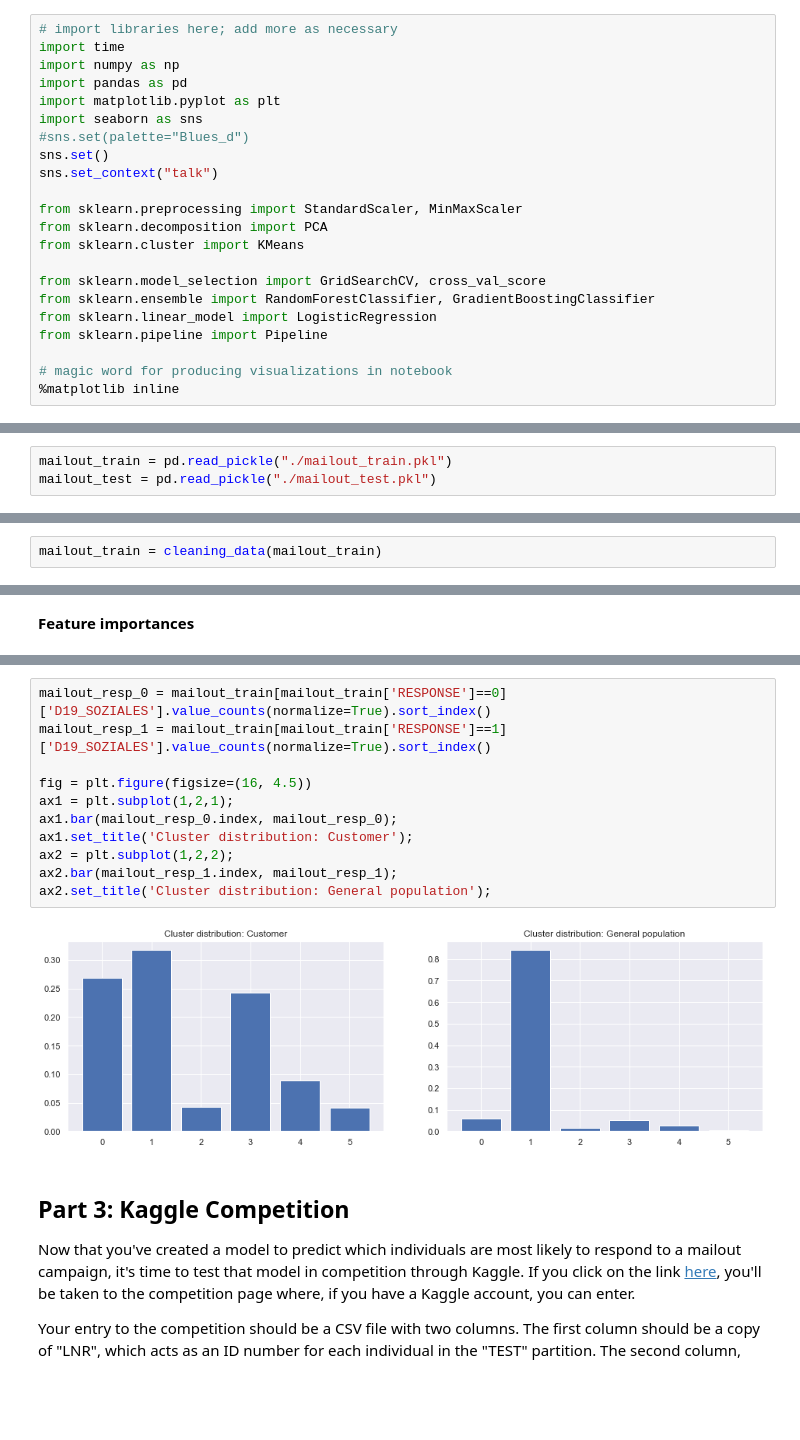
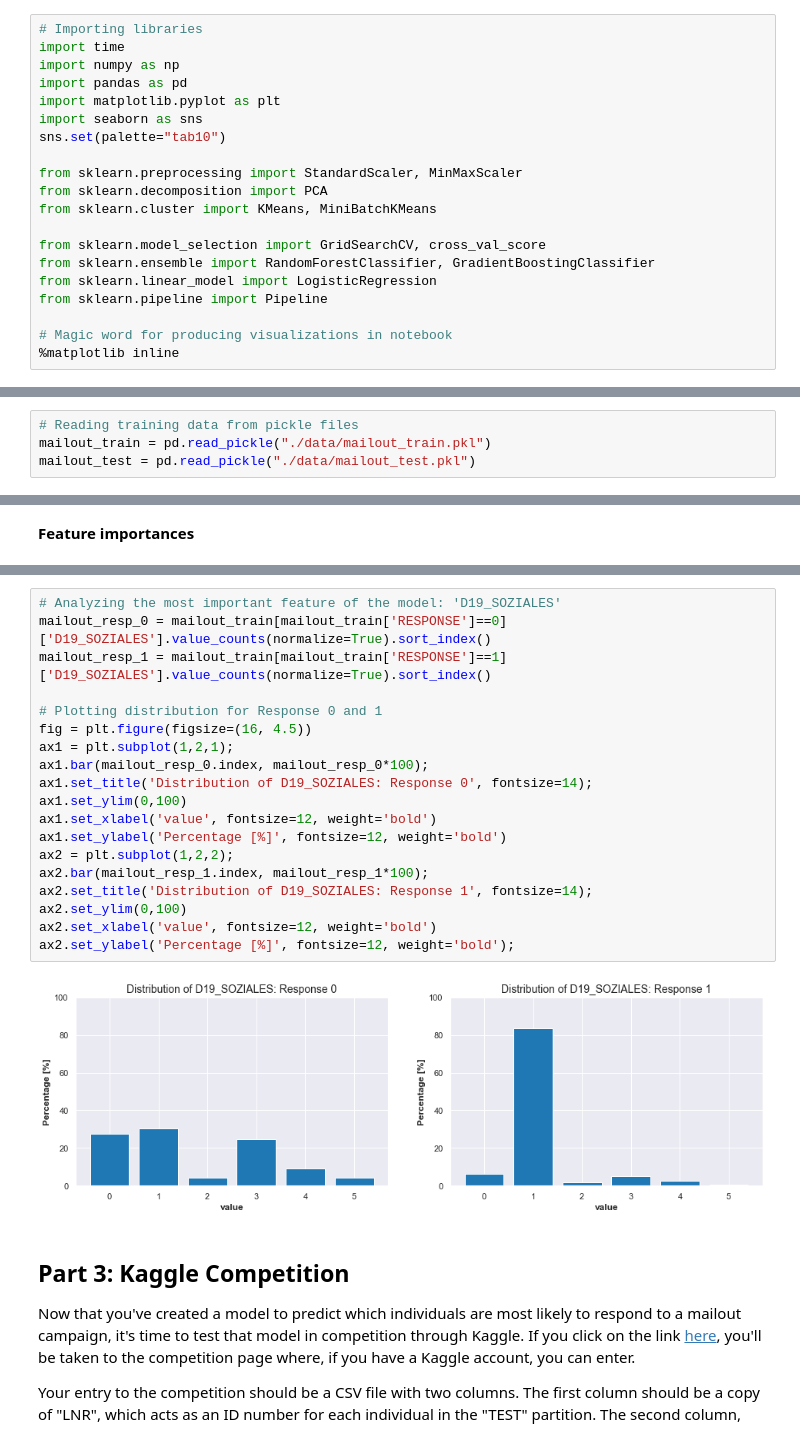
Before and after one commit to MatLeib/udacity_data_science_capstone, a Jupyter notebook: Arvato_Project_Workbook.ipynb, the cells around one changed output, grey strips where cells are left out. Saved outputs shown, nothing was run; the diff lists cells and outputs as text; blank space fills up the shorter version.

Commit message:
Editing cleaning function and clustering in Jupyter Notebook

```diff
--- a/Arvato_Project_Workbook.ipynb
+++ b/Arvato_Project_Workbook.ipynb
@@ -5,26 +5,24 @@ In this project, you will analyze demographics data for customers of a mail-orde
 
 If you completed the first term of this program, you will be familiar with the first part of this project, from the unsupervised learning project. The versions of those two datasets used in this project will include many more features and has not been pre-cleaned. You are also free to choose whatever approach you'd like to analyzing the data rather than follow pre-determined steps. In your work on this project, make sure that you carefully document your steps and decisions, since your main deliverable for this project will be a blog post reporting your findings.
 # %%
-# import libraries here; add more as necessary
+# Importing libraries
 import time
 import numpy as np
 import pandas as pd
 import matplotlib.pyplot as plt
 import seaborn as sns
-#sns.set(palette="Blues_d")
-sns.set()
-sns.set_context("talk")
+sns.set(palette="tab10")
 
 from sklearn.preprocessing import StandardScaler, MinMaxScaler
 from sklearn.decomposition import PCA
-from sklearn.cluster import KMeans
+from sklearn.cluster import KMeans, MiniBatchKMeans
 
 from sklearn.model_selection import GridSearchCV, cross_val_score
 from sklearn.ensemble import RandomForestClassifier, GradientBoostingClassifier
 from sklearn.linear_model import LogisticRegression
 from sklearn.pipeline import Pipeline
 
-# magic word for producing visualizations in notebook
+# Magic word for producing visualizations in notebook
 %matplotlib inline
 # %% [markdown]
 ## Part 0: Get to Know the Data
@@ -487,5 +483,6 @@ Now that you've found which parts of the population are more likely to be custom
 
 The "MAILOUT" data has been split into two approximately equal parts, each with almost 43 000 data rows. In this part, you can verify your model with the "TRAIN" partition, which includes a column, "RESPONSE", that states whether or not a person became a customer of the company following the campaign. In the next part, you'll need to create predictions on the "TEST" partition, where the "RESPONSE" column has been withheld.
 # %%
-mailout_train = pd.read_pickle("./mailout_train.pkl")
-mailout_test = pd.read_pickle("./mailout_test.pkl")
+# Reading training data from pickle files
+mailout_train = pd.read_pickle("./data/mailout_train.pkl")
+mailout_test = pd.read_pickle("./data/mailout_test.pkl")
@@ -526,2 +511,0 @@ ax2.set_title('NaNs per row');
-# %%
-mailout_train = cleaning_data(mailout_train)
@@ -665,16 +652,24 @@ feature_importances.sort_values(by=['feature_importance'], ascending=False).head
 # %%
+# Analyzing the most important feature of the model: 'D19_SOZIALES'
 mailout_resp_0 = mailout_train[mailout_train['RESPONSE']==0]['D19_SOZIALES'].value_counts(normalize=True).sort_index()
 mailout_resp_1 = mailout_train[mailout_train['RESPONSE']==1]['D19_SOZIALES'].value_counts(normalize=True).sort_index()
 
+# Plotting distribution for Response 0 and 1
 fig = plt.figure(figsize=(16, 4.5))
 ax1 = plt.subplot(1,2,1);
-ax1.bar(mailout_resp_0.index, mailout_resp_0);
-ax1.set_title('Cluster distribution: Customer');
+ax1.bar(mailout_resp_0.index, mailout_resp_0*100);
+ax1.set_title('Distribution of D19_SOZIALES: Response 0', fontsize=14);
+ax1.set_ylim(0,100)
+ax1.set_xlabel('value', fontsize=12, weight='bold')
+ax1.set_ylabel('Percentage [%]', fontsize=12, weight='bold')
 ax2 = plt.subplot(1,2,2);
-ax2.bar(mailout_resp_1.index, mailout_resp_1);
-ax2.set_title('Cluster distribution: General population');
+ax2.bar(mailout_resp_1.index, mailout_resp_1*100);
+ax2.set_title('Distribution of D19_SOZIALES: Response 1', fontsize=14);
+ax2.set_ylim(0,100)
+ax2.set_xlabel('value', fontsize=12, weight='bold')
+ax2.set_ylabel('Percentage [%]', fontsize=12, weight='bold');
 # %% [output]
-[figure, old version]
+[figure, new version]
 # %% [markdown]
 ## Part 3: Kaggle Competition
 
```
Also changed, not shown: parts of 95 cells of this notebook, 1 other file.
